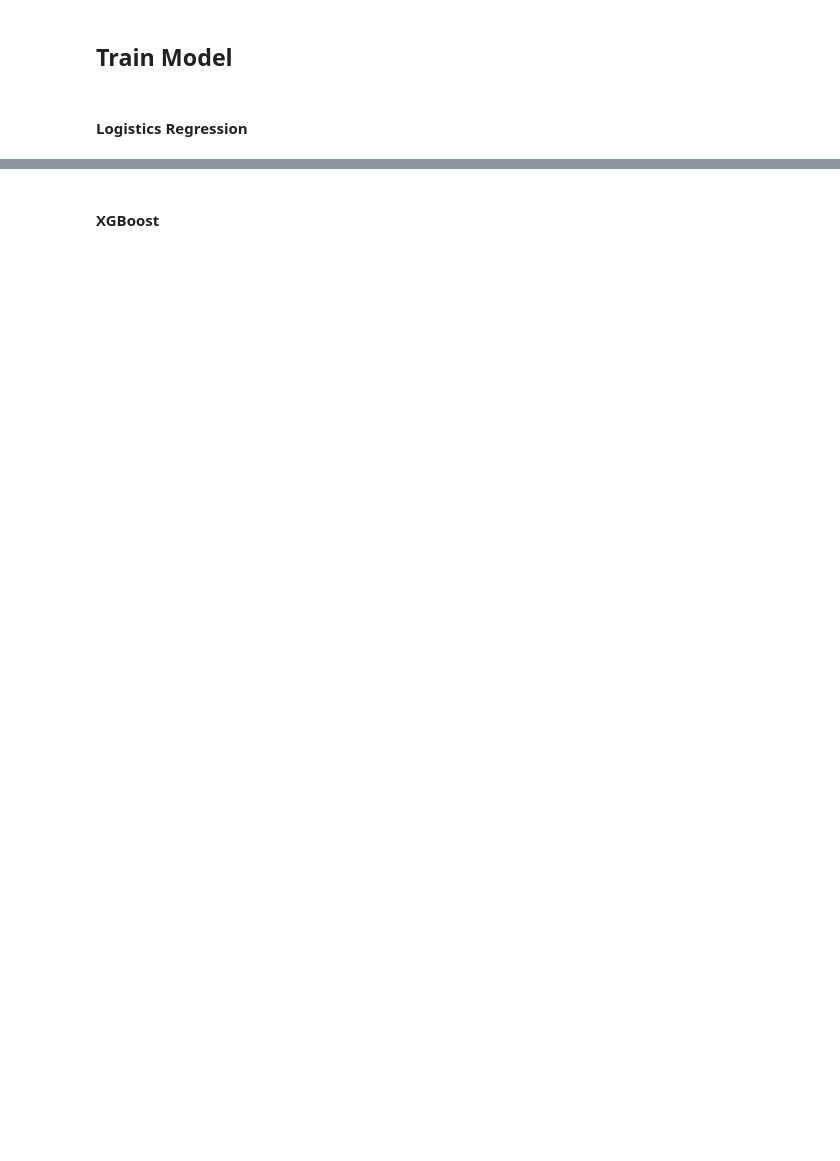
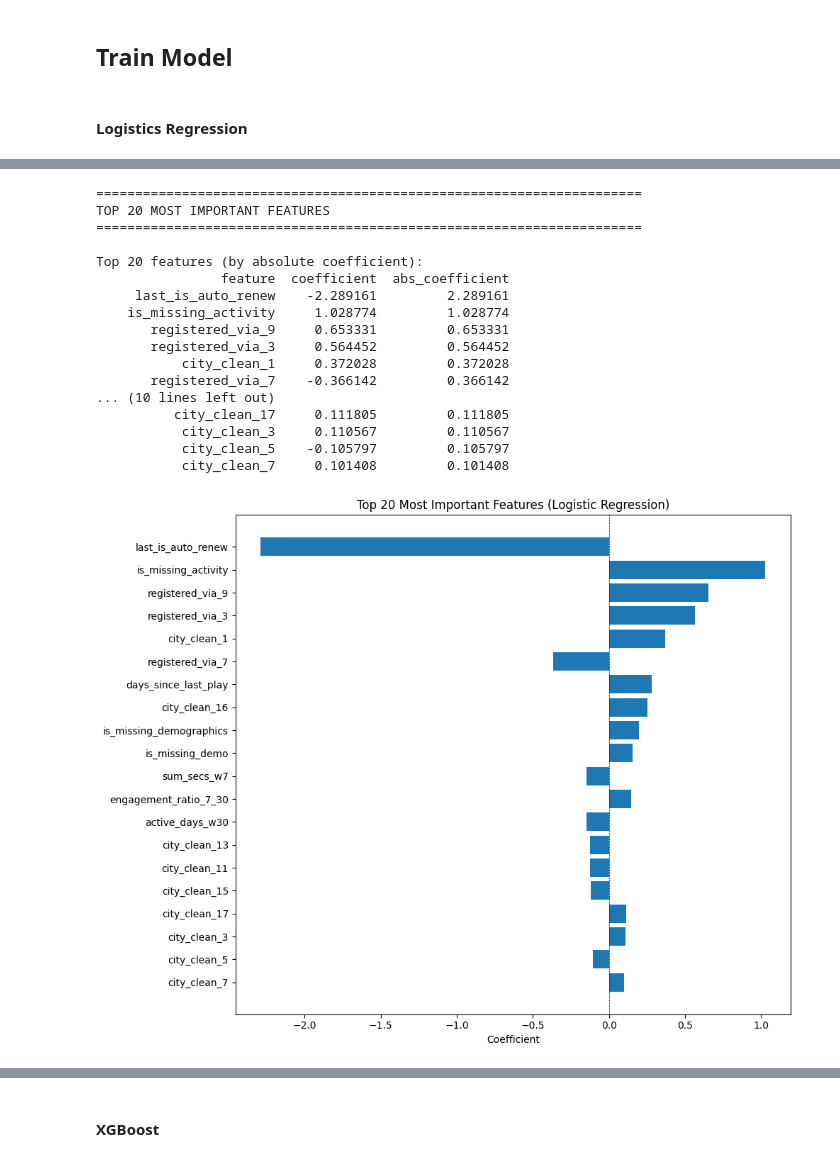
Before and after one commit to farhanlion/MLE-project, a Jupyter notebook: notebooks/05_model_training/Model Training.ipynb, the cells around one changed output, grey strips where cells are left out. Saved outputs shown, nothing was run; the diff lists cells and outputs as text; code cells hidden in the pictures; blank space fills up the shorter version.

```diff
--- a/notebooks/05_model_training/Model Training.ipynb
+++ b/notebooks/05_model_training/Model Training.ipynb
@@ -311,3 +600,23 @@ X_oot_processed 221914
 ## Train Model
 # %% [markdown]
 #### Logistics Regression
+# %%
+# ============================================================================
+# STEP 5: TRAIN LOGISTIC REGRESSION MODEL
+# ============================================================================
+print("\n[STEP 5] Training Logistic Regression with class_weight='balanced'...")
+
+# Initialize model
+lr_model = LogisticRegression(
+    class_weight='balanced',  # Handle class imbalance
+    max_iter=1000,           # Increase iterations for convergence
+    random_state=42,
+    solver='lbfgs',          # Good for small datasets
+    n_jobs=-1                # Use all CPU cores
+)
+
+# Fit model on training data
+lr_model.fit(X_train_encoded, y_train)
+
+print("  ✓ Model trained successfully")
+print(f"  ✓ Converged: {lr_model.n_iter_[0]} iterations")
@@ -313,0 +759,52 @@ X_oot_processed 221914
+# %%
+# ============================================================================
+# STEP 9: FEATURE IMPORTANCE (COEFFICIENTS)
+# ============================================================================
+print("\n" + "="*70)
+print("TOP 20 MOST IMPORTANT FEATURES")
+print("="*70)
+
+# Get feature coefficients
+feature_importance = pd.DataFrame({
+    'feature': X_train_encoded.columns,
+    'coefficient': lr_model.coef_[0]
+})
+
+# Sort by absolute value
+feature_importance['abs_coefficient'] = feature_importance['coefficient'].abs()
+feature_importance = feature_importance.sort_values('abs_coefficient', ascending=False)
+
+# Display top 20 features
+print("\nTop 20 features (by absolute coefficient):")
+print(feature_importance.head(20).to_string(index=False))
+
+# Plot top 20 features
+plt.figure(figsize=(10, 8))
+top_features = feature_importance.head(20)
+plt.barh(range(len(top_features)), top_features['coefficient'])
+plt.yticks(range(len(top_features)), top_features['feature'])
+plt.xlabel('Coefficient')
+plt.title('Top 20 Most Important Features (Logistic Regression)')
+plt.axvline(x=0, color='black', linestyle='--', linewidth=0.5)
+plt.gca().invert_yaxis()
+plt.tight_layout()
+plt.show()
+# %% [output]
+======================================================================
+TOP 20 MOST IMPORTANT FEATURES
+======================================================================
+
+Top 20 features (by absolute coefficient):
+                feature  coefficient  abs_coefficient
+     last_is_auto_renew    -2.289161         2.289161
+    is_missing_activity     1.028774         1.028774
+       registered_via_9     0.653331         0.653331
+       registered_via_3     0.564452         0.564452
+           city_clean_1     0.372028         0.372028
+       registered_via_7    -0.366142         0.366142
+... (10 lines left out)
+          city_clean_17     0.111805         0.111805
+           city_clean_3     0.110567         0.110567
+           city_clean_5    -0.105797         0.105797
+           city_clean_7     0.101408         0.101408
+[figure, added]
```
Also changed, not shown: parts of 71 cells of this notebook, 3 other files.
